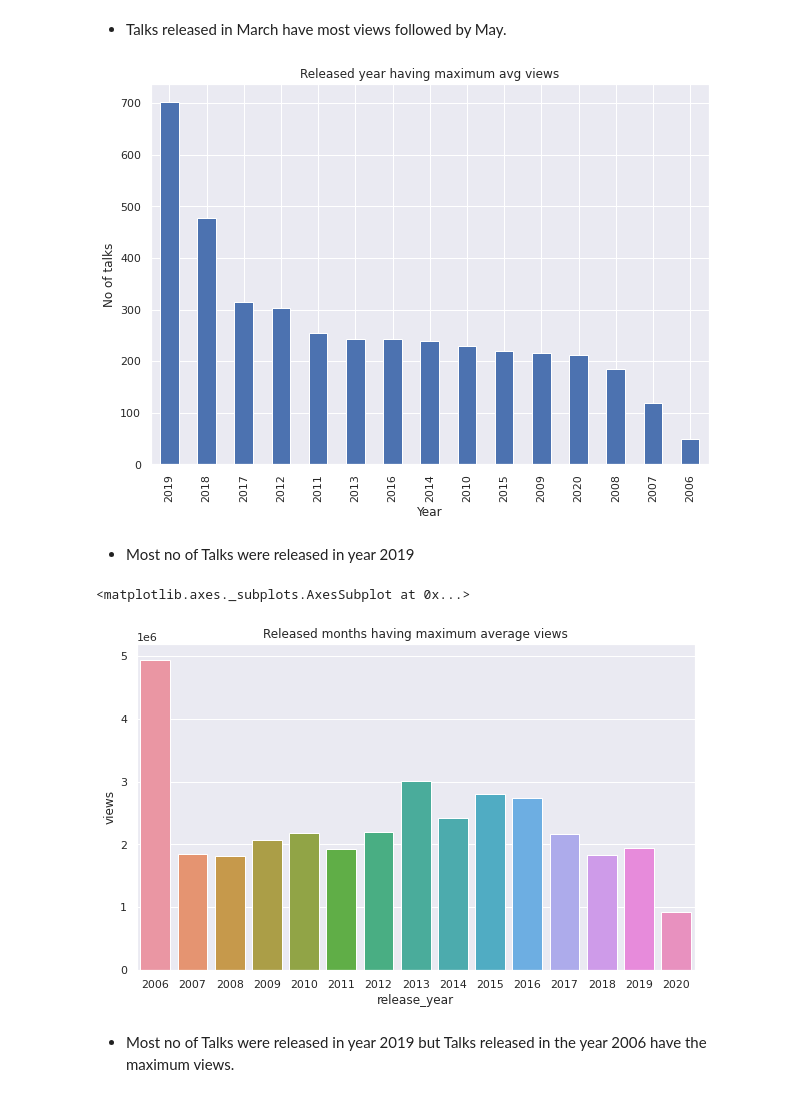
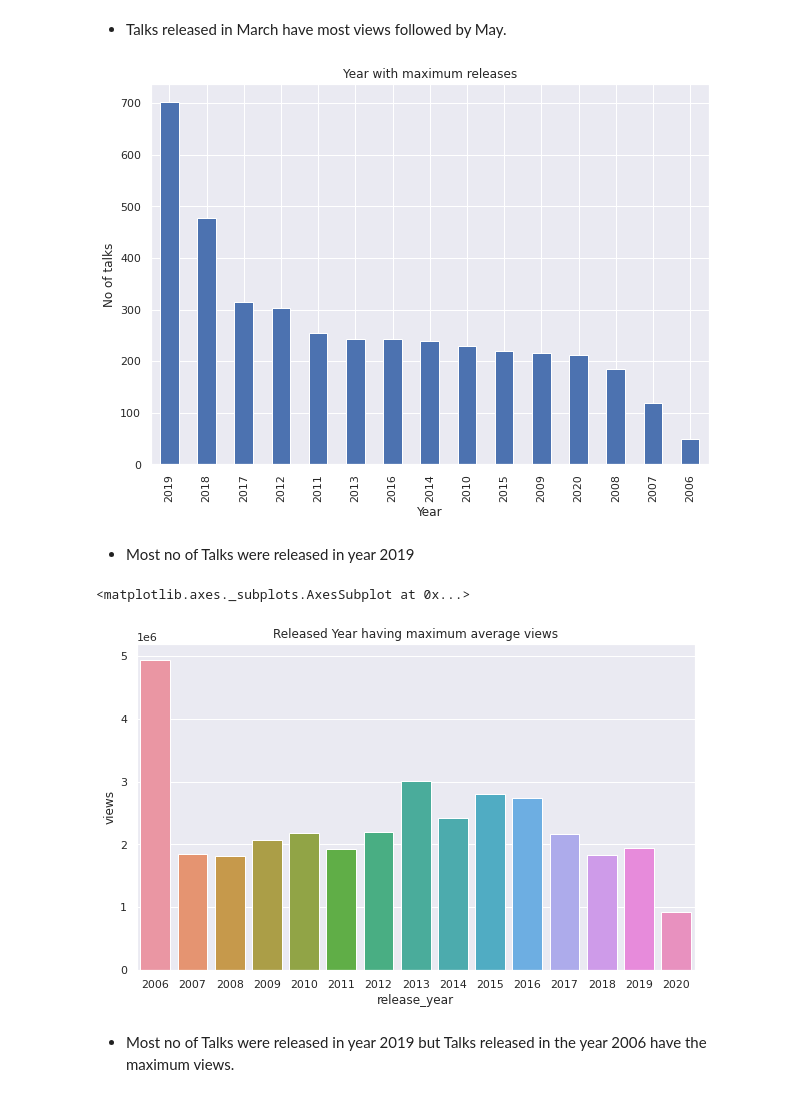
Before and after one commit to Aehteshaam-Shaikh/Ted-Talk-views-prediction, a Jupyter notebook: Ted_Talk_Views_Prediction.ipynb, the cells around one changed output. Cells and saved outputs as stored; diff of their text form; code cells hidden in the pictures.

```diff
--- a/Ted_Talk_Views_Prediction.ipynb
+++ b/Ted_Talk_Views_Prediction.ipynb
@@ -289,23 +289,23 @@ sns.barplot(x='release_month',y='views',data=views_per_month)
 # %%
 #checking years having maximum release
 plt.figure(figsize=(10,7))
 Ted_df['release_year'].value_counts().plot(kind='bar')
-plt.title('Released year having maximum avg views')
+plt.title('Year with maximum releases')
 plt.xlabel('Year')
 plt.ylabel('No of talks');
 # %% [output]
-[figure, old version]
+[figure, new version]
 # %% [markdown]
 * Most no of Talks were released in year 2019
 # %%
 # Most popular release year by to average Views
 views_per_year=Ted_df.groupby('release_year')['views'].mean().sort_values(ascending=False).reset_index()
 plt.figure(figsize=(10,6))
-plt.title('Released months having maximum average views')
+plt.title('Released Year having maximum average views')
 sns.barplot(x='release_year',y='views',data=views_per_year)
 # %% [output]
 <matplotlib.axes._subplots.AxesSubplot at 0x...>
-[figure, old version]
+[figure, new version]
 # %% [markdown]
 * Most no of Talks were released in year 2019 but Talks released in the year 2006 have the maximum views.
 # %%
```
Also changed, not shown: parts of 18 cells of this notebook.
